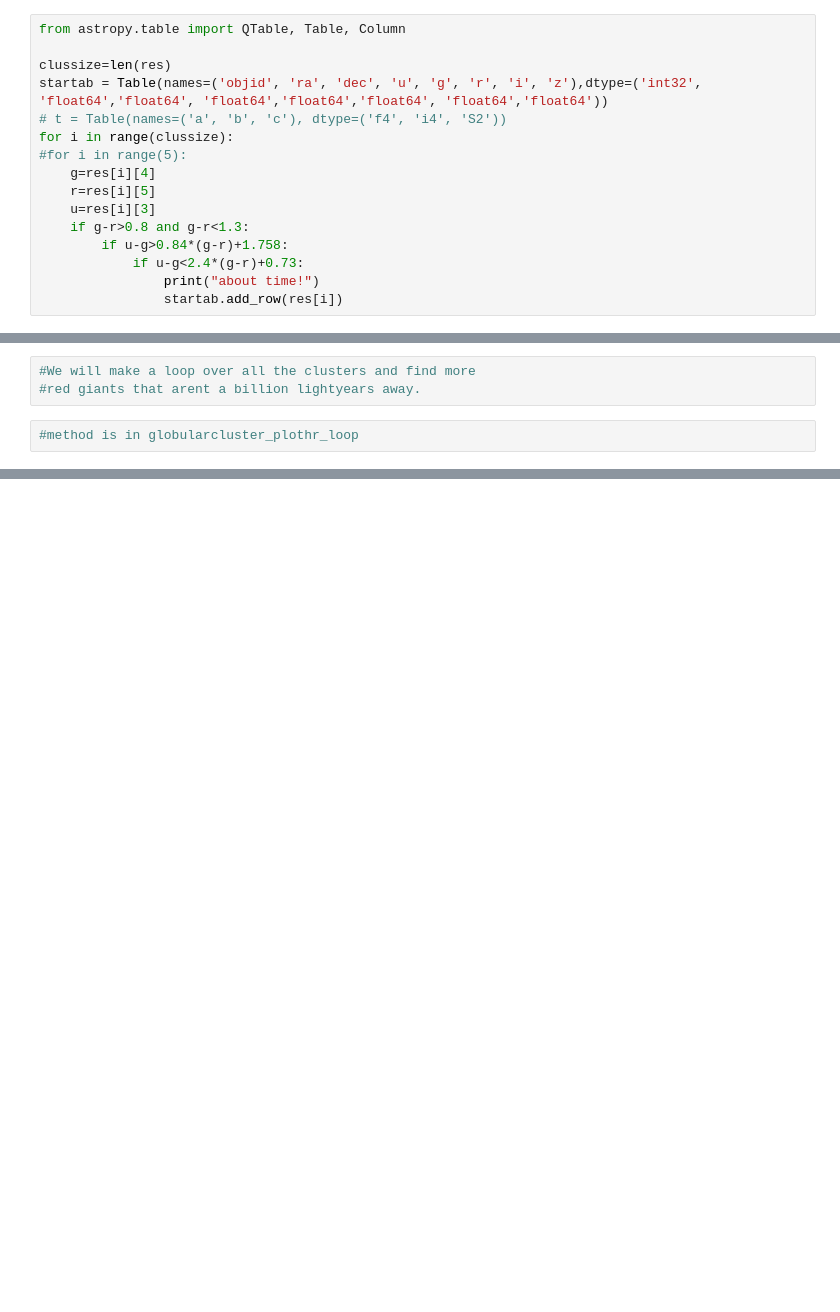
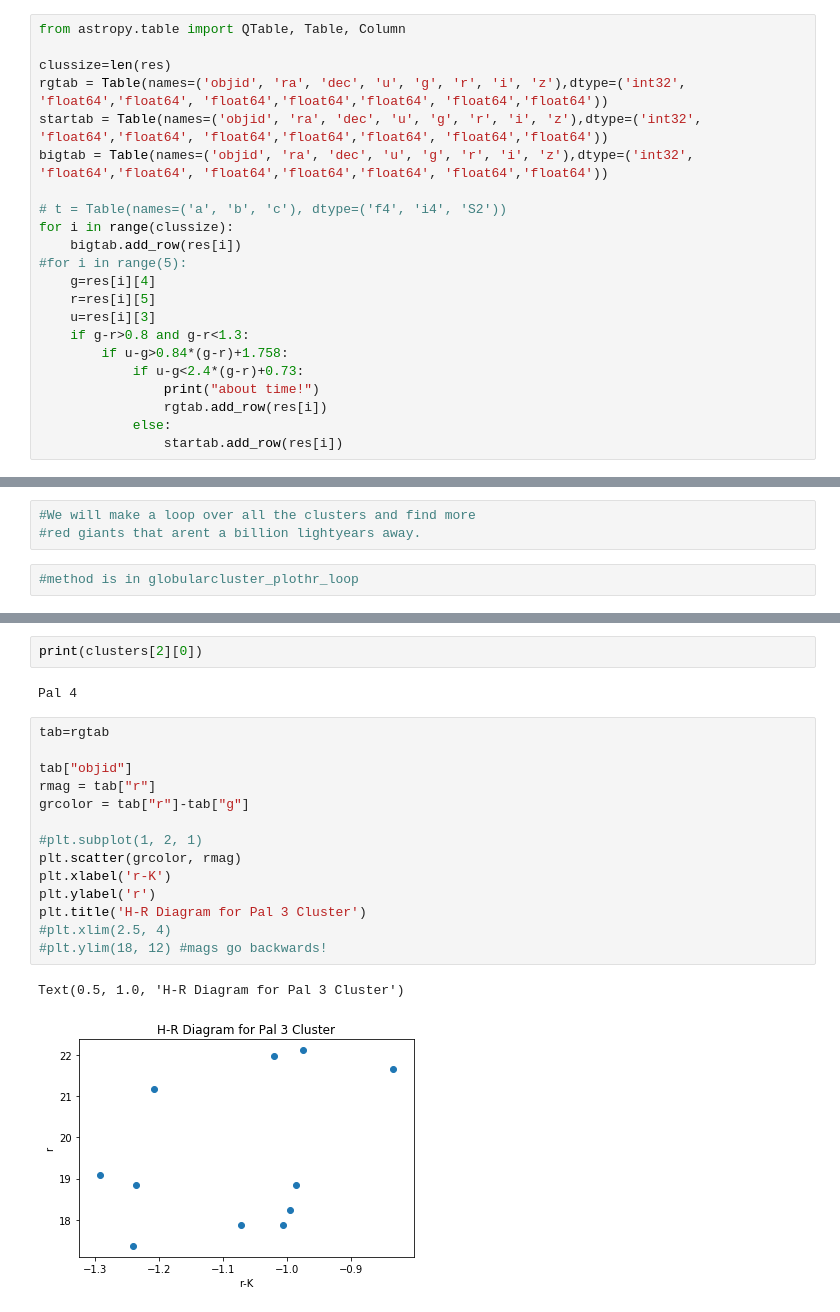
Before and after one commit to Louisg0709/virtual-astro, a Jupyter notebook: Red-Giants/red-giants.ipynb, the cells around one changed output, grey strips where cells are left out. Cells and saved outputs as stored; diff of their text form; blank space fills up the shorter version.

Commit message:
plot properties of the red giant clusters

```diff
--- a/Red-Giants/red-giants.ipynb
+++ b/Red-Giants/red-giants.ipynb
@@ -183,9 +184,13 @@ print(len(res))
 from astropy.table import QTable, Table, Column
 
 clussize=len(res)
+rgtab = Table(names=('objid', 'ra', 'dec', 'u', 'g', 'r', 'i', 'z'),dtype=('int32', 'float64','float64', 'float64','float64','float64', 'float64','float64'))
 startab = Table(names=('objid', 'ra', 'dec', 'u', 'g', 'r', 'i', 'z'),dtype=('int32', 'float64','float64', 'float64','float64','float64', 'float64','float64'))
+bigtab = Table(names=('objid', 'ra', 'dec', 'u', 'g', 'r', 'i', 'z'),dtype=('int32', 'float64','float64', 'float64','float64','float64', 'float64','float64'))
+
 # t = Table(names=('a', 'b', 'c'), dtype=('f4', 'i4', 'S2'))
 for i in range(clussize):
+    bigtab.add_row(res[i])
 #for i in range(5):
     g=res[i][4]
     r=res[i][5]
@@ -194,6 +199,8 @@ for i in range(clussize):
         if u-g>0.84*(g-r)+1.758:
             if u-g<2.4*(g-r)+0.73:
                 print("about time!")
+                rgtab.add_row(res[i])
+            else:
                 startab.add_row(res[i])
 # %% [output]
 about time!
@@ -230,0 +252,21 @@ print(startab)
+# %%
+print(clusters[2][0])
+# %% [output]
+Pal 4
+# %%
+tab=rgtab
+
+tab["objid"]
+rmag = tab["r"]
+grcolor = tab["r"]-tab["g"]
+
+#plt.subplot(1, 2, 1)
+plt.scatter(grcolor, rmag)
+plt.xlabel('r-K')
+plt.ylabel('r')
+plt.title('H-R Diagram for Pal 3 Cluster')
+#plt.xlim(2.5, 4)
+#plt.ylim(18, 12) #mags go backwards!
+# %% [output]
+Text(0.5, 1.0, 'H-R Diagram for Pal 3 Cluster')
+[figure, added]
```
Also changed, not shown: parts of 10 cells of this notebook, 7 other files.
